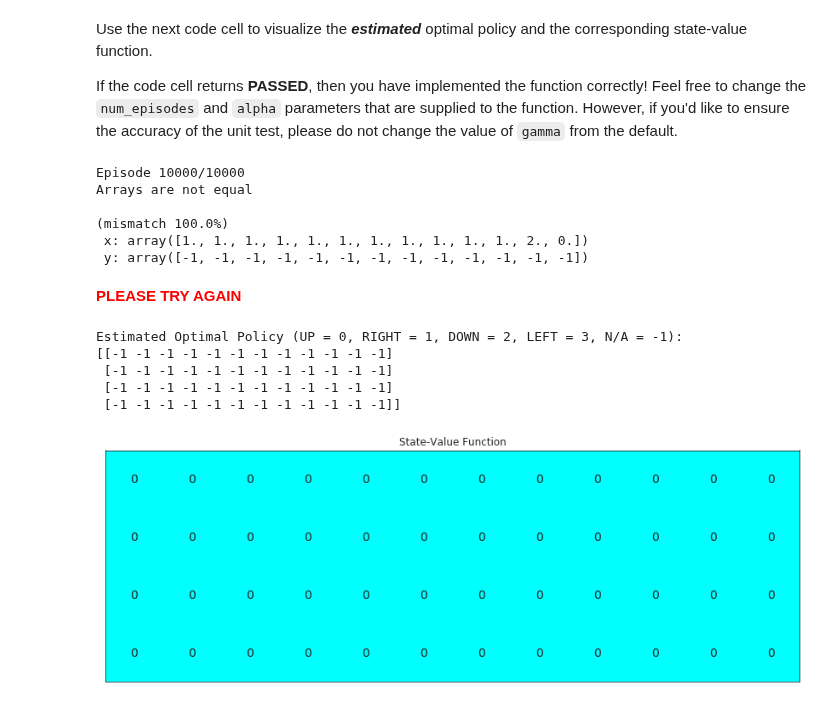
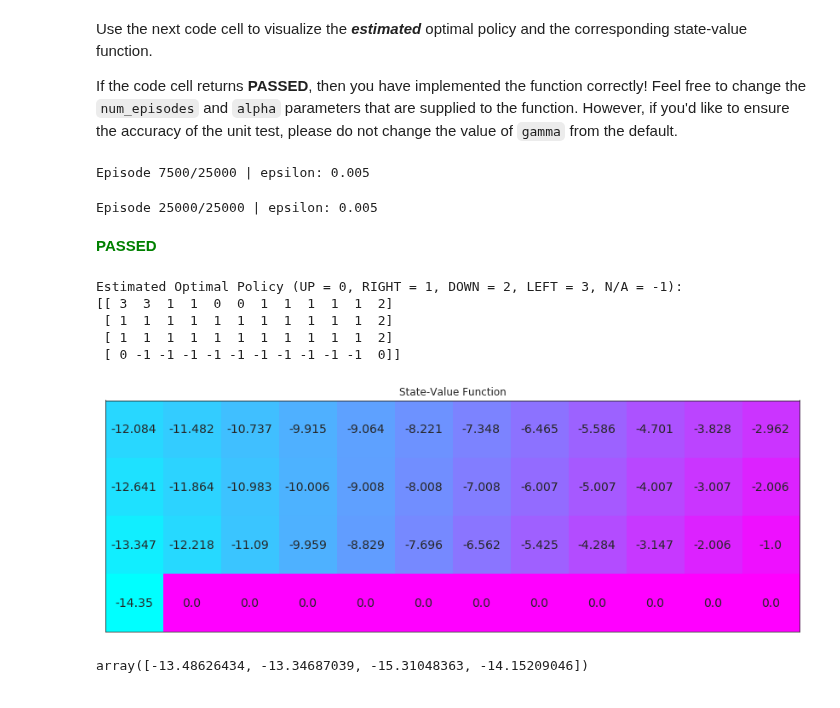
Before and after one commit to udacity/deep-reinforcement-learning, a Jupyter notebook: src/temporal-difference/Temporal_Difference.ipynb, the cells around one changed output. Cells and saved outputs as stored; diff of their text form; code cells hidden in the pictures.

```diff
--- a/src/temporal-difference/Temporal_Difference.ipynb
+++ b/src/temporal-difference/Temporal_Difference.ipynb
@@ -113,7 +119,7 @@ Use the next code cell to visualize the **_estimated_** optimal policy and the c
 If the code cell returns **PASSED**, then you have implemented the function correctly!  Feel free to change the `num_episodes` and `alpha` parameters that are supplied to the function.  However, if you'd like to ensure the accuracy of the unit test, please do not change the value of `gamma` from the default.
 # %%
 # obtain the estimated optimal policy and corresponding action-value function
-Q_sarsa = sarsa(env, 50000, 0.0025, gamma=1.0)
+Q_sarsa = sarsa(env, 70000, 0.001, gamma=1.0)
 
 # print the estimated optimal policy
 policy_sarsa = np.array([np.argmax(Q_sarsa[key]) if key in Q_sarsa else -1 for key in np.arange(48)]).reshape(4,12)
@@ -161,7 +167,7 @@ def q_learning(env, num_episodes, alpha, gamma=1.0):
             print("\rEpisode {}/{}".format(i_episode, num_episodes), end="")
             sys.stdout.flush()
 
-        ## TODO: complete the function
+        Q = td_utils.run_q_learning_episode(env, Q, alpha, gamma)
 
     return Q
 # %% [markdown]
@@ -170,7 +176,7 @@ Use the next code cell to visualize the **_estimated_** optimal policy and the c
 If the code cell returns **PASSED**, then you have implemented the function correctly!  Feel free to change the `num_episodes` and `alpha` parameters that are supplied to the function.  However, if you'd like to ensure the accuracy of the unit test, please do not change the value of `gamma` from the default.
 # %%
 # obtain the estimated optimal policy and corresponding action-value function
-Q_sarsamax = q_learning(env, 5000, .01)
+Q_sarsamax = q_learning(env, 5000, alpha=.02)
 
 # print the estimated optimal policy
 policy_sarsamax = np.array([np.argmax(Q_sarsamax[key]) if key in Q_sarsamax else -1 for key in np.arange(48)]).reshape((4,12))
@@ -212,17 +213,26 @@ Please complete the function in the code cell below.
 
 (_Feel free to define additional functions to help you to organize your code._)
 # %%
+DECAY = 0.1
+X50 = 0
+MIN_EPSILON = 0.01
+CEIL = 0.5
+FLOOR = 0.005
+
 def expected_sarsa(env, num_episodes, alpha, gamma=1.0):
     # initialize empty dictionary of arrays
     Q = defaultdict(lambda: np.zeros(env.nA))
     # loop over episodes
     for i_episode in range(1, num_episodes+1):
         # monitor progress
+        epsilon = td_utils.get_sigmoid_epsilon(episode_it=i_episode, floor=FLOOR,
+            decay_rate=DECAY, x50=X50)
+
         if i_episode % 100 == 0:
-            print("\rEpisode {}/{}".format(i_episode, num_episodes), end="")
+            print("\rEpisode {}/{} | epsilon: {}".format(i_episode, num_episodes, epsilon), end="")
             sys.stdout.flush()
 
-        ## TODO: complete the function
+        Q = td_utils.run_expected_sarsa_episode(env, Q, epsilon, alpha, gamma)
 
     return Q
 # %% [markdown]
@@ -231,27 +241,27 @@ Use the next code cell to visualize the **_estimated_** optimal policy and the c
 If the code cell returns **PASSED**, then you have implemented the function correctly!  Feel free to change the `num_episodes` and `alpha` parameters that are supplied to the function.  However, if you'd like to ensure the accuracy of the unit test, please do not change the value of `gamma` from the default.
 # %%
 # obtain the estimated optimal policy and corresponding action-value function
-Q_expsarsa = expected_sarsa(env, 10000, 1)
+Q_expsarsa = expected_sarsa(env, 25000, 0.1)
 
 # print the estimated optimal policy
 policy_expsarsa = np.array([np.argmax(Q_expsarsa[key]) if key in Q_expsarsa else -1 for key in np.arange(48)]).reshape(4,12)
 check_test.run_check('td_control_check', policy_expsarsa)
 print("\nEstimated Optimal Policy (UP = 0, RIGHT = 1, DOWN = 2, LEFT = 3, N/A = -1):")
 print(policy_expsarsa)
 
 # plot the estimated optimal state-value function
 plot_values([np.max(Q_expsarsa[key]) if key in Q_expsarsa else 0 for key in np.arange(48)])
 # %% [output]
-Episode 10000/10000
-Arrays are not equal
-
-(mismatch 100.0%)
- x: array([1., 1., 1., 1., 1., 1., 1., 1., 1., 1., 1., 2., 0.])
- y: array([-1, -1, -1, -1, -1, -1, -1, -1, -1, -1, -1, -1, -1])
+Episode 7500/25000 | epsilon: 0.005
+Episode 25000/25000 | epsilon: 0.005
-**<span style="color: red;">PLEASE TRY AGAIN</span>**
+**<span style="color: green;">PASSED</span>**
-Estimated Optimal Policy (UP = 0, RIGHT = 1, DOWN = 2, LEFT = 3, N/A = -1):
-[[-1 -1 -1 -1 -1 -1 -1 -1 -1 -1 -1 -1]
- [-1 -1 -1 -1 -1 -1 -1 -1 -1 -1 -1 -1]
- [-1 -1 -1 -1 -1 -1 -1 -1 -1 -1 -1 -1]
- [-1 -1 -1 -1 -1 -1 -1 -1 -1 -1 -1 -1]]
+Estimated Optimal Policy (UP = 0, RIGHT = 1, DOWN = 2, LEFT = 3, N/A = -1):
+[[ 3  3  1  1  0  0  1  1  1  1  1  2]
+ [ 1  1  1  1  1  1  1  1  1  1  1  2]
+ [ 1  1  1  1  1  1  1  1  1  1  1  2]
+ [ 0 -1 -1 -1 -1 -1 -1 -1 -1 -1 -1  0]]
-[figure, old version]
+[figure, new version]
+# %%
+Q_expsarsa[24]
+# %% [output]
+array([-13.48626434, -13.34687039, -15.31048363, -14.15209046])
```
Also changed, not shown: parts of 6 cells of this notebook, 2 other files.
